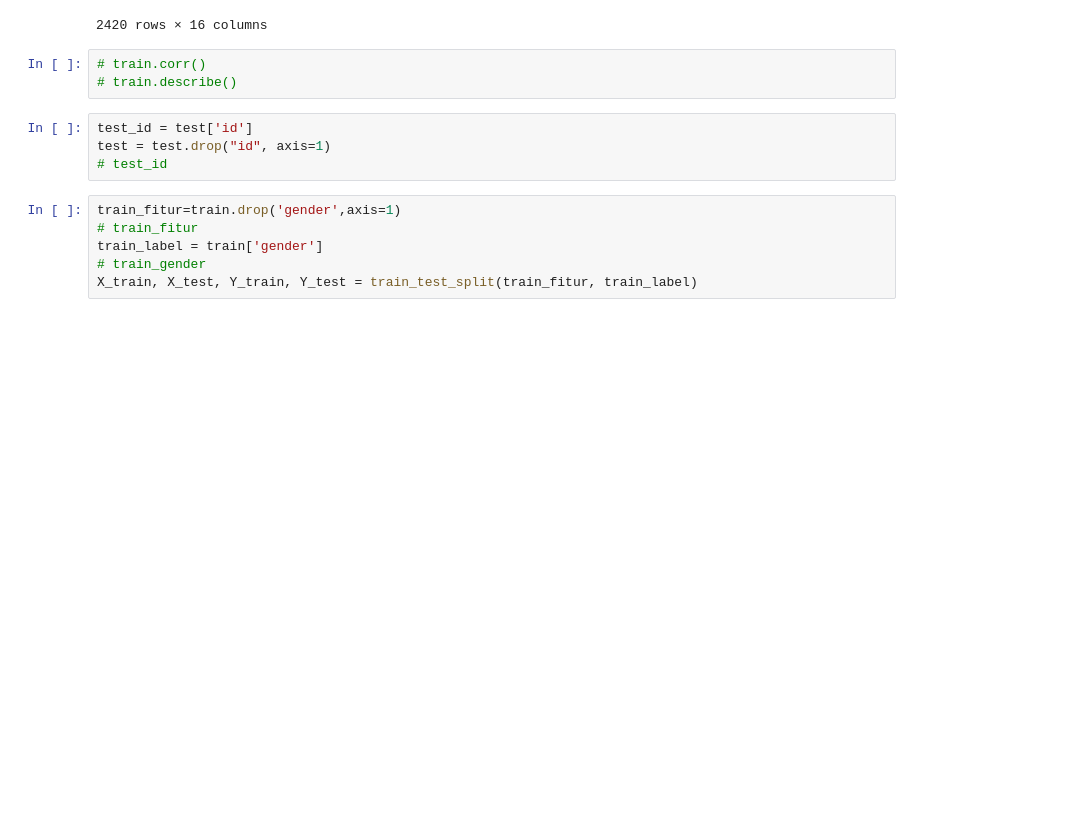
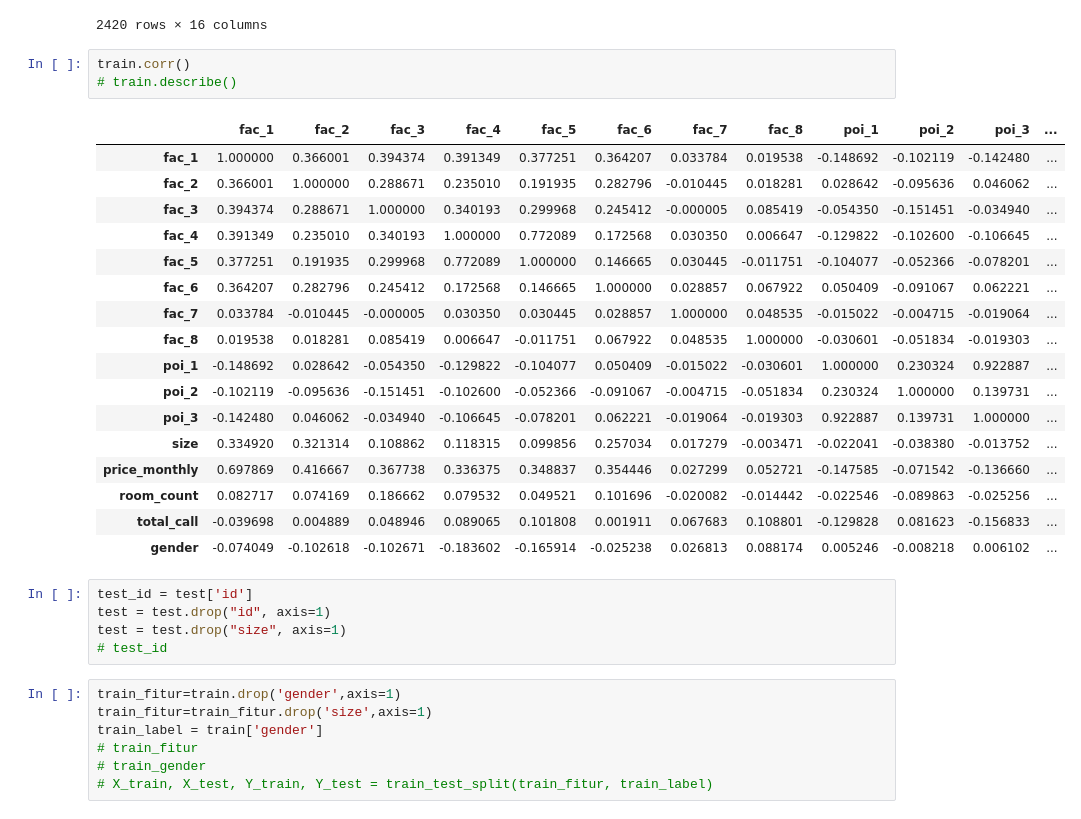
Before and after one commit to FarhanSetyaD/DataMining-Competition-JOINTS-UGM-2019, a Jupyter notebook: Preprocessing.ipynb, the cells around one changed output. Saved outputs shown, nothing was run; the diff lists cells and outputs as text; blank space fills up the shorter version.

```diff
--- a/Preprocessing.ipynb
+++ b/Preprocessing.ipynb
@@ -109,15 +90,35 @@ train
 | 2419 | 0.0 | 0.0 | 0.0 | 0.0 | 0.0 | 0.0 | 0.0 | 1.0 | 2634.0 | 8854.0 | 2007.0 | ... |
 2420 rows × 16 columns
 # %%
-# train.corr()
+train.corr()
 # train.describe()
+# %% [output]
+|  | fac_1 | fac_2 | fac_3 | fac_4 | fac_5 | fac_6 | fac_7 | fac_8 | poi_1 | poi_2 | poi_3 | ... |
+| fac_1 | 1.000000 | 0.366001 | 0.394374 | 0.391349 | 0.377251 | 0.364207 | 0.033784 | 0.019538 | -0.148692 | -0.102119 | -0.142480 | ... |
+| fac_2 | 0.366001 | 1.000000 | 0.288671 | 0.235010 | 0.191935 | 0.282796 | -0.010445 | 0.018281 | 0.028642 | -0.095636 | 0.046062 | ... |
+| fac_3 | 0.394374 | 0.288671 | 1.000000 | 0.340193 | 0.299968 | 0.245412 | -0.000005 | 0.085419 | -0.054350 | -0.151451 | -0.034940 | ... |
+| fac_4 | 0.391349 | 0.235010 | 0.340193 | 1.000000 | 0.772089 | 0.172568 | 0.030350 | 0.006647 | -0.129822 | -0.102600 | -0.106645 | ... |
+| fac_5 | 0.377251 | 0.191935 | 0.299968 | 0.772089 | 1.000000 | 0.146665 | 0.030445 | -0.011751 | -0.104077 | -0.052366 | -0.078201 | ... |
+| fac_6 | 0.364207 | 0.282796 | 0.245412 | 0.172568 | 0.146665 | 1.000000 | 0.028857 | 0.067922 | 0.050409 | -0.091067 | 0.062221 | ... |
+| fac_7 | 0.033784 | -0.010445 | -0.000005 | 0.030350 | 0.030445 | 0.028857 | 1.000000 | 0.048535 | -0.015022 | -0.004715 | -0.019064 | ... |
+| fac_8 | 0.019538 | 0.018281 | 0.085419 | 0.006647 | -0.011751 | 0.067922 | 0.048535 | 1.000000 | -0.030601 | -0.051834 | -0.019303 | ... |
+| poi_1 | -0.148692 | 0.028642 | -0.054350 | -0.129822 | -0.104077 | 0.050409 | -0.015022 | -0.030601 | 1.000000 | 0.230324 | 0.922887 | ... |
+| poi_2 | -0.102119 | -0.095636 | -0.151451 | -0.102600 | -0.052366 | -0.091067 | -0.004715 | -0.051834 | 0.230324 | 1.000000 | 0.139731 | ... |
+| poi_3 | -0.142480 | 0.046062 | -0.034940 | -0.106645 | -0.078201 | 0.062221 | -0.019064 | -0.019303 | 0.922887 | 0.139731 | 1.000000 | ... |
+| size | 0.334920 | 0.321314 | 0.108862 | 0.118315 | 0.099856 | 0.257034 | 0.017279 | -0.003471 | -0.022041 | -0.038380 | -0.013752 | ... |
+| price_monthly | 0.697869 | 0.416667 | 0.367738 | 0.336375 | 0.348837 | 0.354446 | 0.027299 | 0.052721 | -0.147585 | -0.071542 | -0.136660 | ... |
+| room_count | 0.082717 | 0.074169 | 0.186662 | 0.079532 | 0.049521 | 0.101696 | -0.020082 | -0.014442 | -0.022546 | -0.089863 | -0.025256 | ... |
+| total_call | -0.039698 | 0.004889 | 0.048946 | 0.089065 | 0.101808 | 0.001911 | 0.067683 | 0.108801 | -0.129828 | 0.081623 | -0.156833 | ... |
+| gender | -0.074049 | -0.102618 | -0.102671 | -0.183602 | -0.165914 | -0.025238 | 0.026813 | 0.088174 | 0.005246 | -0.008218 | 0.006102 | ... |
 # %%
 test_id = test['id']
 test = test.drop("id", axis=1)
+test = test.drop("size", axis=1)
 # test_id
 # %%
 train_fitur=train.drop('gender',axis=1)
+train_fitur=train_fitur.drop('size',axis=1)
+train_label = train['gender']
 # train_fitur
-train_label = train['gender']
 # train_gender
-X_train, X_test, Y_train, Y_test = train_test_split(train_fitur, train_label)
+# X_train, X_test, Y_train, Y_test = train_test_split(train_fitur, train_label)
```
Also changed, not shown: parts of 4 cells of this notebook, 5 other files.
